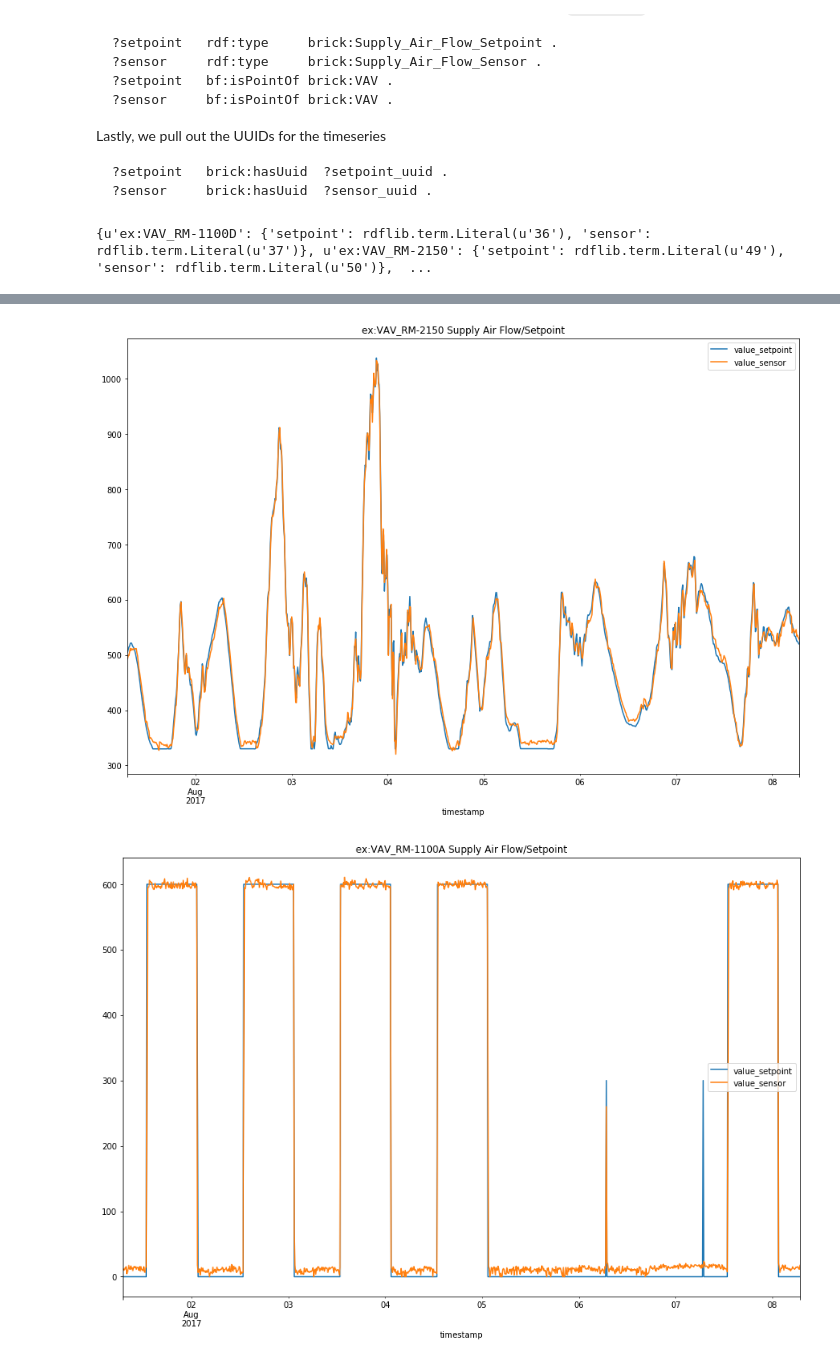
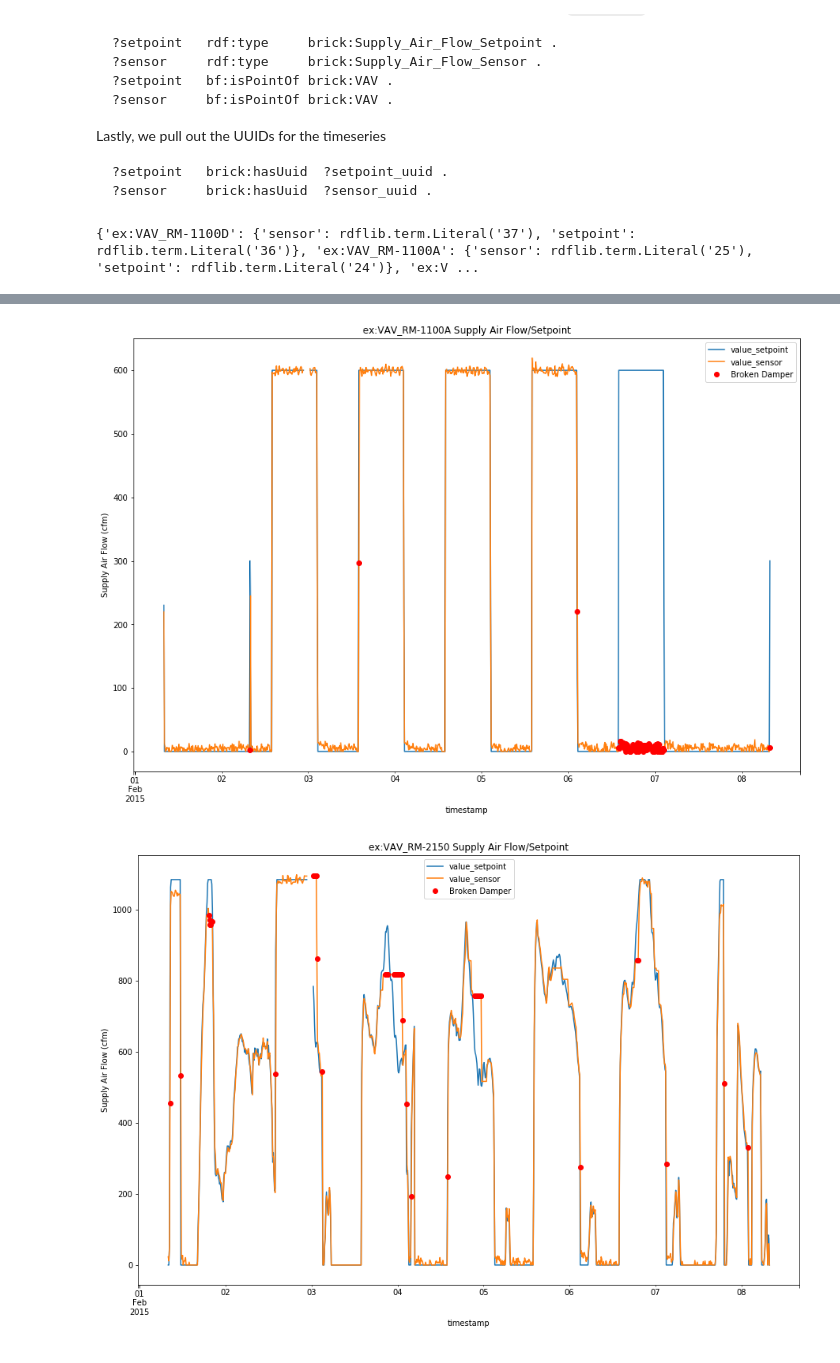
Before and after one commit to AnilSener/brick-tutorial-buildsys2017, a Jupyter notebook: Brick Queries.ipynb, the cells around one changed output, grey strips where cells are left out. Drawn from its saved outputs; the diff is of its cells as text; code cells hidden in the pictures.

```diff
--- a/Brick Queries.ipynb
+++ b/Brick Queries.ipynb
@@ -220,11 +221,11 @@ rows = bldg.query("""select ?vav ?sensor ?setpoint ?sensor_uuid ?setpoint_uuid w
 vavs = {}
 for row in rows:
     vavs[row[0]] = {'setpoint': row[4], 'sensor': row[3]}
-print vavs
+print(vavs)
 # %% [output]
-{u'ex:VAV_RM-1100D': {'setpoint': rdflib.term.Literal(u'36'), 'sensor': rdflib.term.Literal(u'37')}, u'ex:VAV_RM-2150': {'setpoint': rdflib.term.Literal(u'49'), 'sensor': rdflib.term.Literal(u'50')},  ...
+{'ex:VAV_RM-1100D': {'sensor': rdflib.term.Literal('37'), 'setpoint': rdflib.term.Literal('36')}, 'ex:VAV_RM-1100A': {'sensor': rdflib.term.Literal('25'), 'setpoint': rdflib.term.Literal('24')}, 'ex:V ...
 # %%
-THRESHOLD = 50
+THRESHOLD = 100
 for vavname, points in vavs.items():
     setpoint_df = pd.read_csv('data/{0}.csv'.format(points['setpoint']), usecols=['timestamp','value'])
     sensor_df = pd.read_csv('data/{0}.csv'.format(points['sensor']), usecols=['timestamp','value'])
@@ -241,13 +242,16 @@ for vavname, points in vavs.items():
     vav_df = setpoint_df.join(sensor_df, lsuffix='_setpoint', rsuffix='_sensor')
     ax = vav_df.plot(figsize=(15,10))
     ax.set_title('{0} Supply Air Flow/Setpoint'.format(vavname))
+    ax.set_ylabel('Supply Air Flow (cfm)')
 
     # find datapoints where the difference between setpoint and sensor is greater than the threshold
     broken = vav_df[(vav_df['value_setpoint'] - vav_df['value_sensor']).abs() > THRESHOLD]
     if len(broken) > 0:
-        print vavname, 'has faults'
-        print broken
+        print(vavname, 'has faults!!')
+        broken.pop('value_setpoint')
+        broken.columns = ['Broken Damper']
+        broken.plot(style='ro',ax=ax)
     else:
-        print vavname,'has no faults'
+        print(vavname,'has no faults')
 # %% [output]
 ex:VAV_RM-1100D has no faults
@@ -267,2 +261,2 @@ timestamp
-[figure, old version]
+[figure, new version]
-[figure, old version]
+[figure, new version]
```
Also changed, not shown: parts of 13 cells of this notebook.
